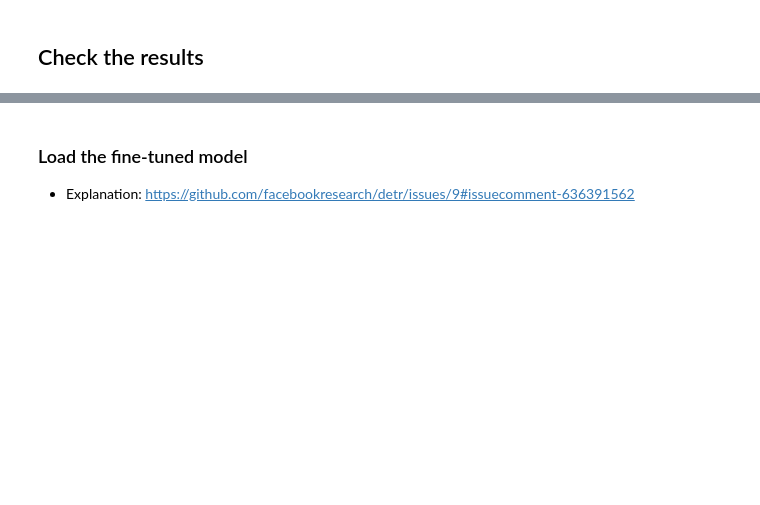
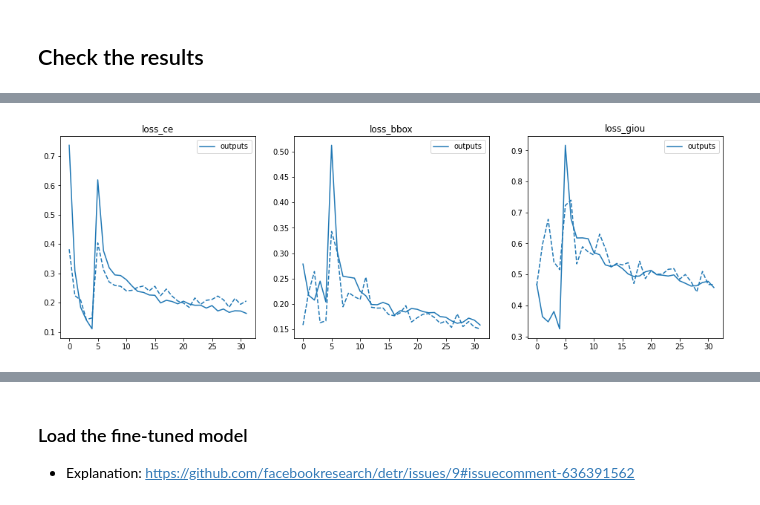
Before and after one commit to Jwalin1/DETR-POD, a Jupyter notebook: finetune_detr_POD.ipynb, the cells around one changed output, grey strips where cells are left out. Saved outputs shown, nothing was run; the diff lists cells and outputs as text; code cells hidden in the pictures; blank space fills up the shorter version.

```diff
--- a/finetune_detr_POD.ipynb
+++ b/finetune_detr_POD.ipynb
@@ -265,0 +290,11 @@ Training time 0:05:45
+# %%
+fields_of_interest = (
+    'loss_ce',
+    'loss_bbox',
+    'loss_giou',
+    )
+
+plot_logs(log_directory,
+          fields_of_interest)
+# %% [output]
+[figure, added]
```
Also changed, not shown: parts of 13 cells of this notebook.
